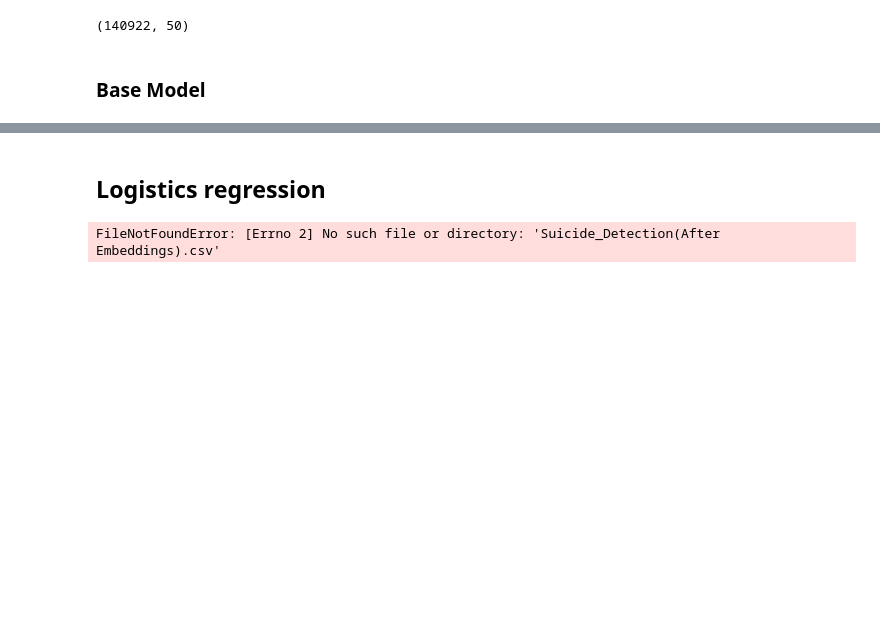
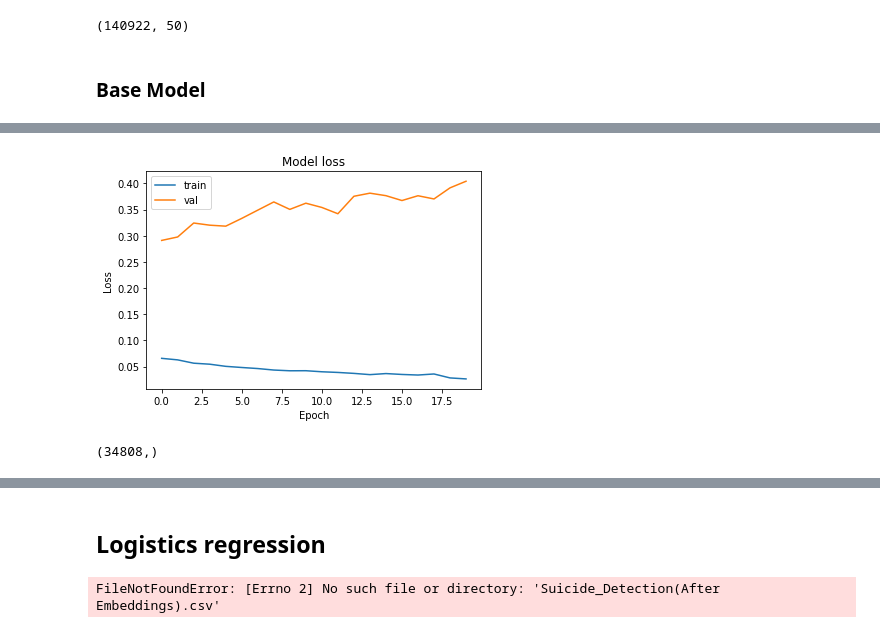
Before and after one commit to zw1010/KeepYourselfSafe, a Jupyter notebook: KeepYourselfSafe.ipynb, the cells around one changed output, grey strips where cells are left out. Cells and saved outputs as stored; diff of their text form; code cells hidden in the pictures; blank space fills up the shorter version.

Commit message:
Added results under Base Model under LSTM model.

```diff
--- a/KeepYourselfSafe.ipynb
+++ b/KeepYourselfSafe.ipynb
@@ -978,11 +978,9 @@ Non-trainable params: 7,046,100
 _________________________________________________________________
 None
 # %%
-tqdm(lstm_model_base.fit(x_train, y_train, validation_data=(x_val, y_val),
-               epochs=20, batch_size=32, verbose=1))
+lstm_model_base_history = lstm_model_base.fit(x_train, y_train, validation_data=(x_val, y_val),
+               epochs=20, batch_size=32, verbose=1)
 
-#save_model(lstm_model_base,"/tmp/model1")
-
-lstm_model_base.evaluate(x_test,y_test)
+lstm_model_base.save("lstm_base.h5")
 # %% [output]
 Epoch 1/20
@@ -1006,0 +1003,10 @@ Epoch 20/20
+# %%
+plt.plot(lstm_model_base_history.history['loss'])
+plt.plot(lstm_model_base_history.history['val_loss'])
+plt.title('Model loss')
+plt.ylabel('Loss')
+plt.xlabel('Epoch')
+plt.legend(['train','val'], loc='upper left')
+plt.show()
+# %% [output]
+[figure, added]
@@ -1006,0 +1022,5 @@ Epoch 20/20
+# %%
+lstm_model_base_y_pred_new = np.array(lstm_model_base_y_pred_new)
+lstm_model_base_y_pred_new.shape
+# %% [output]
+(34808,)
```
Also changed, not shown: parts of 7 cells of this notebook.
